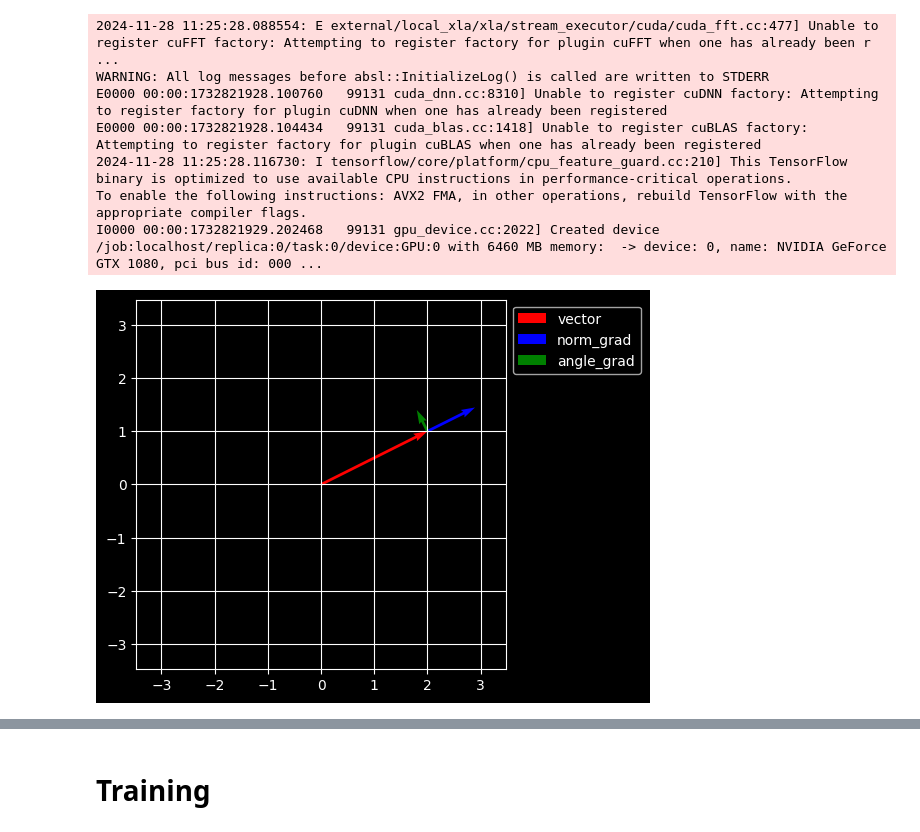
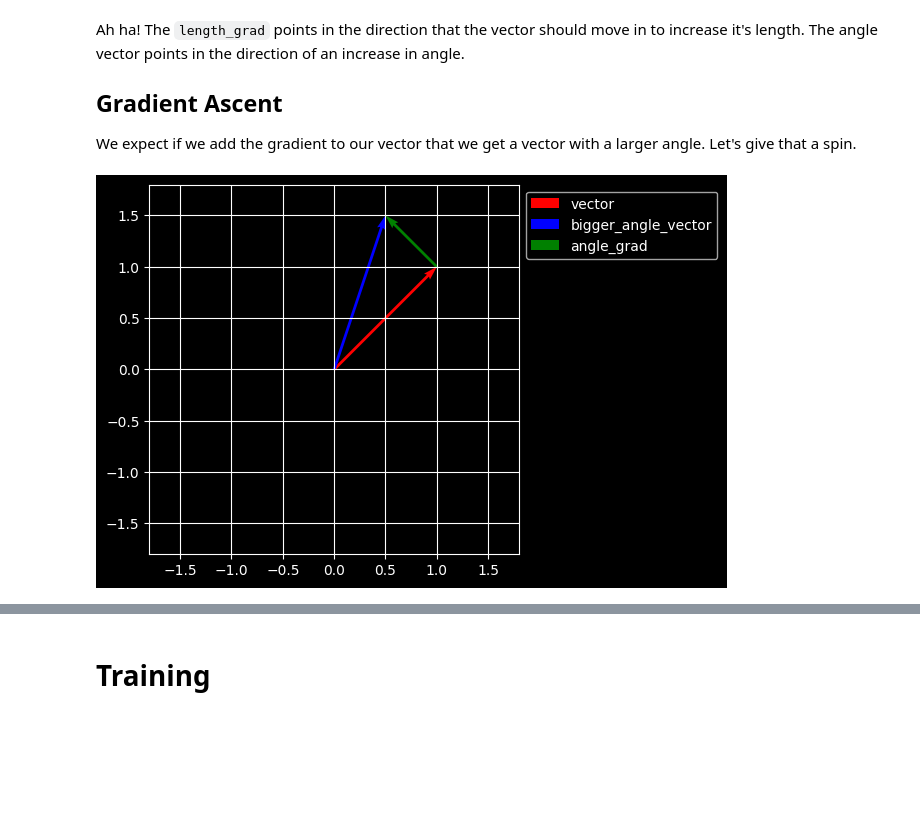
Before and after one commit to JacksonRudd/dl, a Jupyter notebook: mnist/3_training.ipynb, the cells around one changed output, grey strips where cells are left out. Drawn from its saved outputs; the diff is of its cells as text; code cells hidden in the pictures; blank space fills up the shorter version.

```diff
--- a/mnist/3_training.ipynb
+++ b/mnist/3_training.ipynb
@@ -6,0 +7,11 @@ It's easiest with an example. We'll define a vector along with it's `angle` and
+# %%
+from dlib.helper import VectorScene
+import tensorflow as tf
+
+vector = tf.Variable([1.0,1.0])
+
+scene = VectorScene()
+(scene
+ .add_vector(vector, color='r', name='vector')
+ .display()
+ )
@@ -6,0 +22,5 @@ It's easiest with an example. We'll define a vector along with it's `angle` and
+# %%
+length = tf.sqrt(tf.reduce_sum(vector*vector))
+angle = tf.atan2(vector[1], vector[0])
+print('The length of the vector is:', length.numpy())
+print('The angle of the vector is:', angle.numpy())
@@ -6,0 +32,9 @@ It's easiest with an example. We'll define a vector along with it's `angle` and
+# %%
+
+with tf.GradientTape(persistent=True) as tape:
+    length = tf.sqrt(tf.reduce_sum(vector*vector))
+    angle = tf.atan2(vector[1], vector[0])
+
+length_grad = tape.gradient(length, vector)
+angle_grad = tape.gradient(angle, vector)
+del tape
@@ -7,30 +53,22 @@ It's easiest with an example. We'll define a vector along with it's `angle` and
+# %% [markdown]
+Ah ha! The `length_grad` points in the direction that the vector should move in to increase it's length. The angle vector points in the direction of an increase in angle.
+
+## Gradient Ascent
+
+We expect if we add the gradient to our vector that we get a vector with a larger angle. Let's give that a spin.
 # %%
-from dlib.helper import VectorScene
-import tensorflow as tf
-
-vector = tf.Variable([2.0,1.0])
-
+vector = tf.Variable([1.0,1.0])
 with tf.GradientTape(persistent=True) as tape:
-    length = tf.sqrt(tf.reduce_sum(vector*vector))
     angle = tf.atan2(vector[1], vector[0])
 
-norm_grad = tape.gradient(length, vector)
 angle_grad = tape.gradient(angle, vector)
-del tape
 
-scene = VectorScene()
-(scene
+bigger_angle_vector = vector + angle_grad
+
+(VectorScene()
  .add_vector(vector, color='r', name='vector')
- .add_vector_at(vector, norm_grad, color='b', name='norm_grad')
+ .add_vector(bigger_angle_vector, color='b', name='bigger_angle_vector')
  .add_vector_at(vector, angle_grad, color='g', name='angle_grad')
- .display()
- )
+ .display())
 # %% [output]
-2024-11-28 11:25:28.088554: E external/local_xla/xla/stream_executor/cuda/cuda_fft.cc:477] Unable to register cuFFT factory: Attempting to register factory for plugin cuFFT when one has already been r ...
-WARNING: All log messages before absl::InitializeLog() is called are written to STDERR
-E0000 00:00:1732821928.100760   99131 cuda_dnn.cc:8310] Unable to register cuDNN factory: Attempting to register factory for plugin cuDNN when one has already been registered
-E0000 00:00:1732821928.104434   99131 cuda_blas.cc:1418] Unable to register cuBLAS factory: Attempting to register factory for plugin cuBLAS when one has already been registered
-2024-11-28 11:25:28.116730: I tensorflow/core/platform/cpu_feature_guard.cc:210] This TensorFlow binary is optimized to use available CPU instructions in performance-critical operations.
-To enable the following instructions: AVX2 FMA, in other operations, rebuild TensorFlow with the appropriate compiler flags.
-I0000 00:00:1732821929.202468   99131 gpu_device.cc:2022] Created device /job:localhost/replica:0/task:0/device:GPU:0 with 6460 MB memory:  -> device: 0, name: NVIDIA GeForce GTX 1080, pci bus id: 000 ...
-[figure, old version]
+[figure, new version]
```
Also changed, not shown: parts of 33 cells of this notebook, 1 other file.
